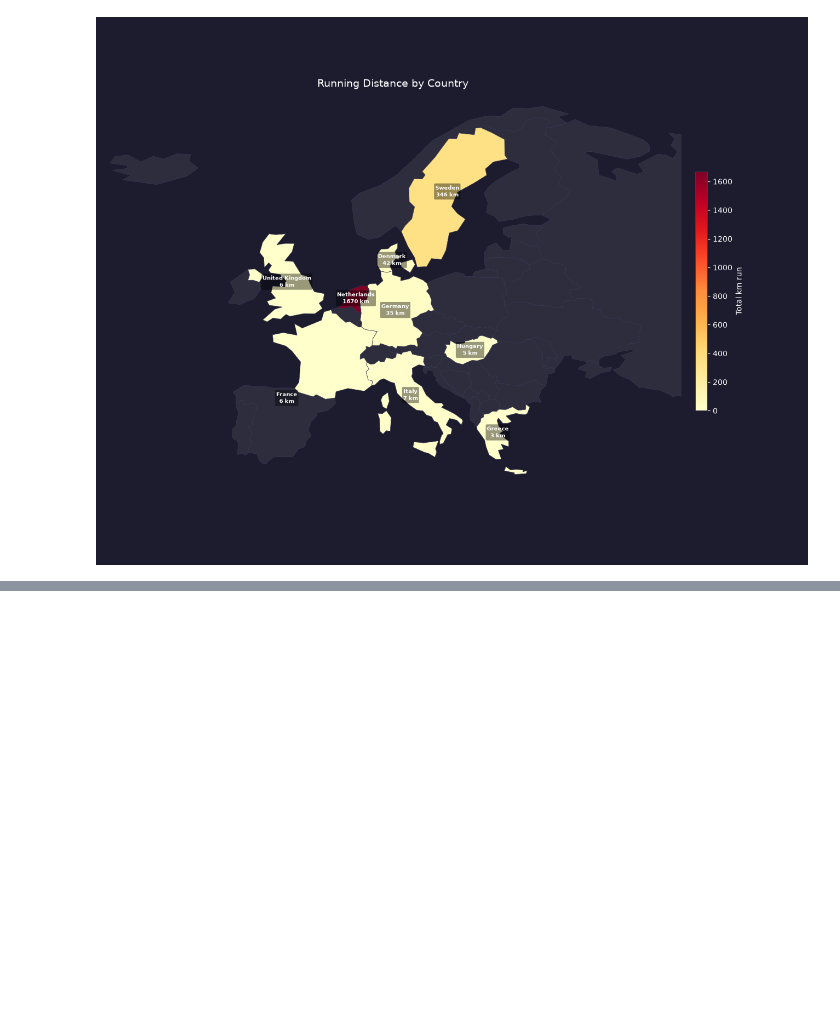
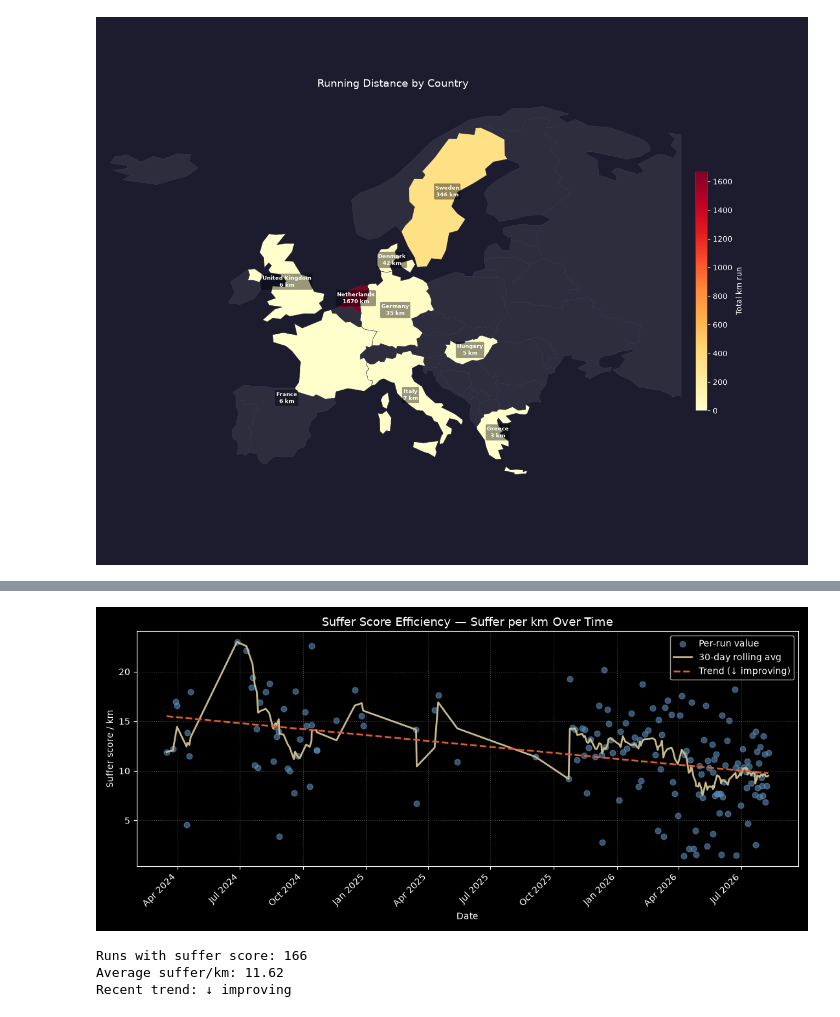
Before and after one commit to PersiFederico/SportAnalytics, a Jupyter notebook: Strava_Analytics.ipynb, the cells around one changed output, grey strips where cells are left out. Drawn from its saved outputs; the diff is of its cells as text; code cells hidden in the pictures; blank space fills up the shorter version.

```diff
--- a/Strava_Analytics.ipynb
+++ b/Strava_Analytics.ipynb
@@ -647,0 +771,64 @@ plt.show()
+# %%
+%matplotlib widget
+import os
+import numpy as np
+import matplotlib.pyplot as plt
+import matplotlib.dates as mdates
+from dotenv import load_dotenv
+load_dotenv()
+
+FIGURES_DIR = os.getenv("FIGURES_DIR")
+
+SKY_BLUE = "#5B8DB8"
+SLATE    = "#E05C2E"
+CREAM    = "#C8B98A"
+
+eff = (
+    df[
+        (df["activity_type"] == "Run") &
+        df["suffer_score"].notna() &
+        (df["distance"] > 3)
+    ]
+    .copy()
+    .sort_values("start_date")
+    .reset_index(drop=True)
+)
+
+eff["suffer_per_km"] = eff["suffer_score"] / eff["distance"]
+
+eff_indexed = eff.set_index("start_date")
+rolling = eff_indexed["suffer_per_km"].rolling("30D").mean().values
+
+days = (eff["start_date"] - eff["start_date"].iloc[0]).dt.days.values
+z = np.polyfit(days, eff["suffer_per_km"].values, 1)
+p = np.poly1d(z)
+trend_dir = "↓ improving" if z[0] < 0 else "↑ increasing"
+
+fig, ax = plt.subplots(figsize=(11, 5))
+ax.scatter(eff["start_date"], eff["suffer_per_km"],
+           color=SKY_BLUE, s=40, alpha=0.6, zorder=3, label="Per-run value")
+ax.plot(eff["start_date"], rolling, color=CREAM, linewidth=2, zorder=4, label="30-day rolling avg")
+ax.plot(eff["start_date"], p(days), "--", color=SLATE, linewidth=2, zorder=5,
+        label=f"Trend ({trend_dir})")
+
+ax.set_title("Suffer Score Efficiency — Suffer per km Over Time", fontsize=13)
+ax.set_xlabel("Date")
+ax.set_ylabel("Suffer score / km")
+ax.xaxis.set_major_formatter(mdates.DateFormatter("%b %Y"))
+ax.xaxis.set_major_locator(mdates.AutoDateLocator())
+plt.xticks(rotation=45, ha="right")
+ax.legend(fontsize=10)
+ax.grid(alpha=0.3, linestyle=":")
+
+plt.tight_layout()
+fig.savefig(os.path.join(FIGURES_DIR, "2-8_suffer_score_efficiency.png"), dpi=150)
+plt.show()
+
+print(f"Runs with suffer score: {len(eff)}")
+print(f"Average suffer/km: {eff['suffer_per_km'].mean():.2f}")
+print(f"Recent trend: {trend_dir}")
+# %% [output]
+[figure, added]
+Runs with suffer score: 166
+Average suffer/km: 11.62
+Recent trend: ↓ improving
```
Also changed, not shown: parts of 3 cells of this notebook, 2 other files.
